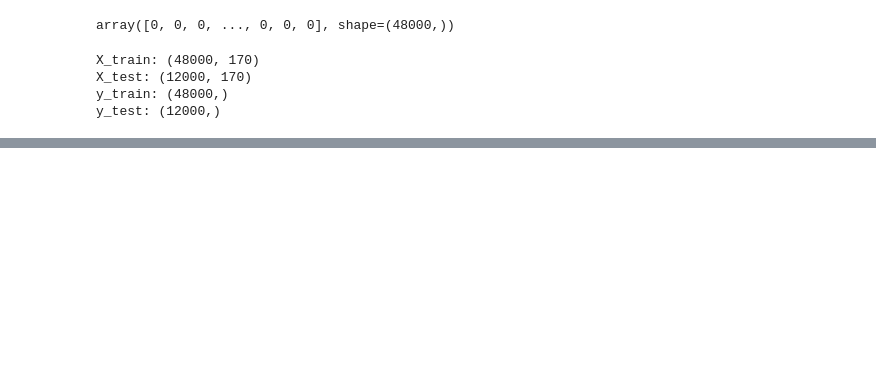
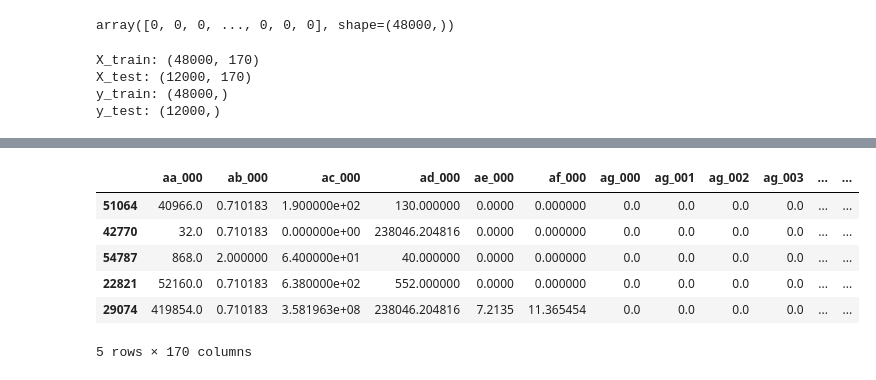
Before and after one commit to Rupesh-Mane/air-pressure-system-failure-prediction, a Jupyter notebook: notebooks/03_data_preprocessing.ipynb, the cells around one changed output, grey strips where cells are left out. Drawn from its saved outputs; the diff is of its cells as text; code cells hidden in the pictures; blank space fills up the shorter version.

```diff
--- a/notebooks/03_data_preprocessing.ipynb
+++ b/notebooks/03_data_preprocessing.ipynb
@@ -146,0 +176,2 @@ y_test: (12000,)
+# %%
+x_test_imputed=pd.DataFrame(x_test_imputed,columns=x_test.columns,index=x_test.index)
@@ -146,0 +188,10 @@ y_test: (12000,)
+# %%
+x_test_imputed.head()
+# %% [output]
+|  | aa_000 | ab_000 | ac_000 | ad_000 | ae_000 | af_000 | ag_000 | ag_001 | ag_002 | ag_003 | ... | ... |
+| 51064 | 40966.0 | 0.710183 | 1.900000e+02 | 130.000000 | 0.0000 | 0.000000 | 0.0 | 0.0 | 0.0 | 0.0 | ... | ... |
+| 42770 | 32.0 | 0.710183 | 0.000000e+00 | 238046.204816 | 0.0000 | 0.000000 | 0.0 | 0.0 | 0.0 | 0.0 | ... | ... |
+| 54787 | 868.0 | 2.000000 | 6.400000e+01 | 40.000000 | 0.0000 | 0.000000 | 0.0 | 0.0 | 0.0 | 0.0 | ... | ... |
+| 22821 | 52160.0 | 0.710183 | 6.380000e+02 | 552.000000 | 0.0000 | 0.000000 | 0.0 | 0.0 | 0.0 | 0.0 | ... | ... |
+| 29074 | 419854.0 | 0.710183 | 3.581963e+08 | 238046.204816 | 7.2135 | 11.365454 | 0.0 | 0.0 | 0.0 | 0.0 | ... | ... |
+5 rows × 170 columns
```
Also changed, not shown: parts of 12 cells of this notebook.
